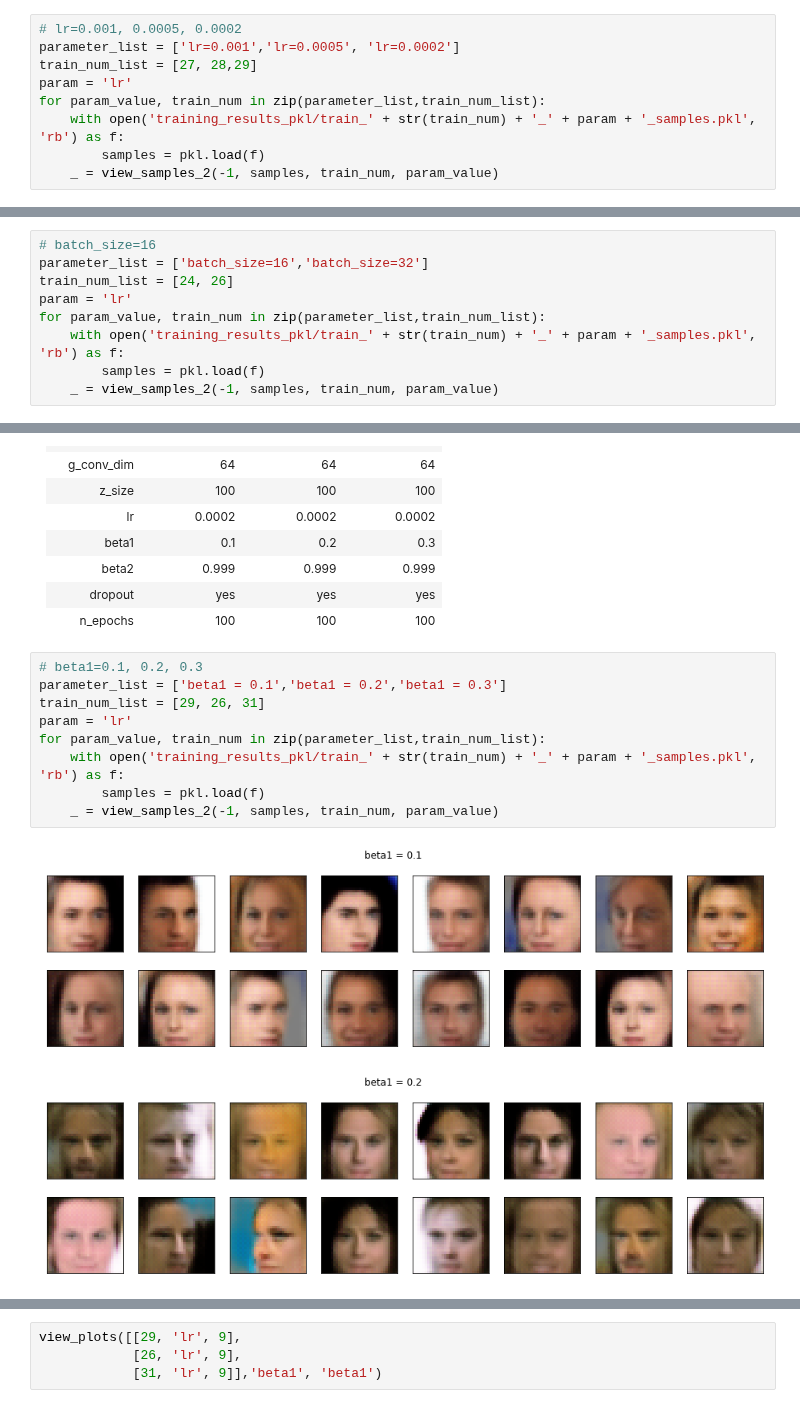
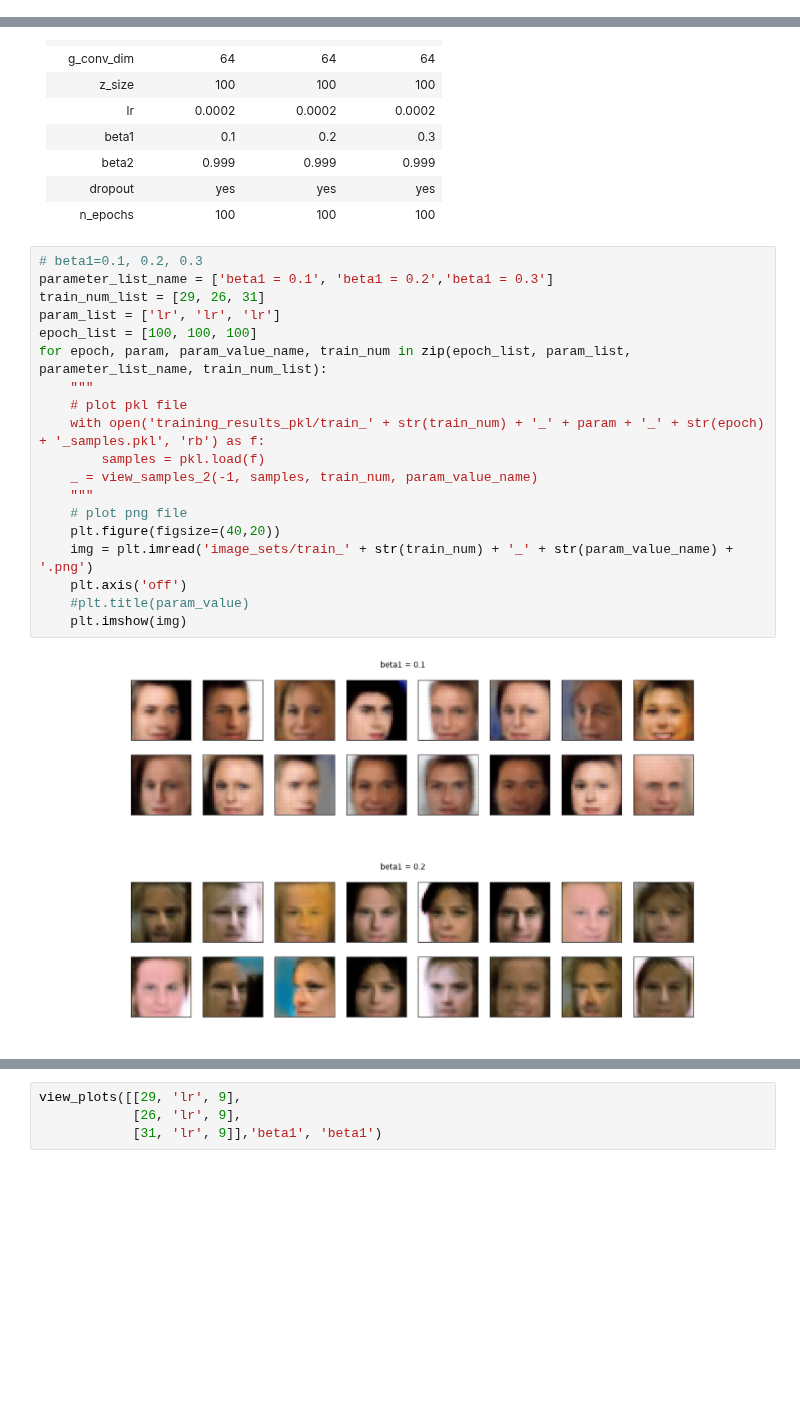
Before and after one commit to ddhartma/Face-Generation-with-DCGANs, a Jupyter notebook: parameter_beta1.ipynb, the cells around one changed output, grey strips where cells are left out. Cells and saved outputs as stored; diff of their text form; blank space fills up the shorter version.

Commit message:
test: Test parameters Train35

```diff
--- a/parameter_beta1.ipynb
+++ b/parameter_beta1.ipynb
@@ -87,9 +235,0 @@ n_epochs            |   100         |   100         |  100           |
-# %%
-# lr=0.001, 0.0005, 0.0002
-parameter_list = ['lr=0.001','lr=0.0005', 'lr=0.0002']
-train_num_list = [27, 28,29]
-param = 'lr'
-for param_value, train_num in zip(parameter_list,train_num_list):
-    with open('training_results_pkl/train_' + str(train_num) + '_' + param + '_samples.pkl', 'rb') as f:
-        samples = pkl.load(f)
-    _ = view_samples_2(-1, samples, train_num, param_value)
@@ -125,9 +328,0 @@ n_epochs            |   100         |   100         |
-# %%
-# batch_size=16
-parameter_list = ['batch_size=16','batch_size=32']
-train_num_list = [24, 26]
-param = 'lr'
-for param_value, train_num in zip(parameter_list,train_num_list):
-    with open('training_results_pkl/train_' + str(train_num) + '_' + param + '_samples.pkl', 'rb') as f:
-        samples = pkl.load(f)
-    _ = view_samples_2(-1, samples, train_num, param_value)
@@ -162,13 +404,23 @@ dropout             |   yes         |   yes         |  yes           |
 n_epochs            |   100         |   100         |  100           |
 # %%
 # beta1=0.1, 0.2, 0.3
-parameter_list = ['beta1 = 0.1','beta1 = 0.2','beta1 = 0.3']
+parameter_list_name = ['beta1 = 0.1', 'beta1 = 0.2','beta1 = 0.3']
 train_num_list = [29, 26, 31]
-param = 'lr'
-for param_value, train_num in zip(parameter_list,train_num_list):
-    with open('training_results_pkl/train_' + str(train_num) + '_' + param + '_samples.pkl', 'rb') as f:
+param_list = ['lr', 'lr', 'lr']
+epoch_list = [100, 100, 100]
+for epoch, param, param_value_name, train_num in zip(epoch_list, param_list, parameter_list_name, train_num_list):
+    """
+    # plot pkl file
+    with open('training_results_pkl/train_' + str(train_num) + '_' + param + '_' + str(epoch) + '_samples.pkl', 'rb') as f:
         samples = pkl.load(f)
-    _ = view_samples_2(-1, samples, train_num, param_value)
+    _ = view_samples_2(-1, samples, train_num, param_value_name)
+    """
+    # plot png file
+    plt.figure(figsize=(40,20))
+    img = plt.imread('image_sets/train_' + str(train_num) + '_' + str(param_value_name) + '.png')
+    plt.axis('off')
+    #plt.title(param_value)
+    plt.imshow(img)
 # %% [output]
-[figure, old version]
+[figure, new version]
-[figure, old version]
+[figure, new version]
```
Also changed, not shown: parts of 37 cells of this notebook, 34 other files.
